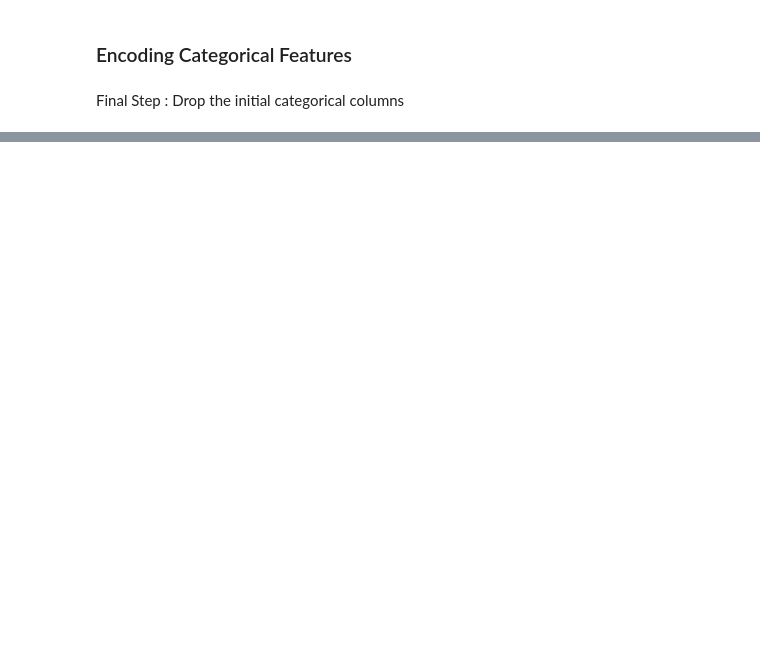
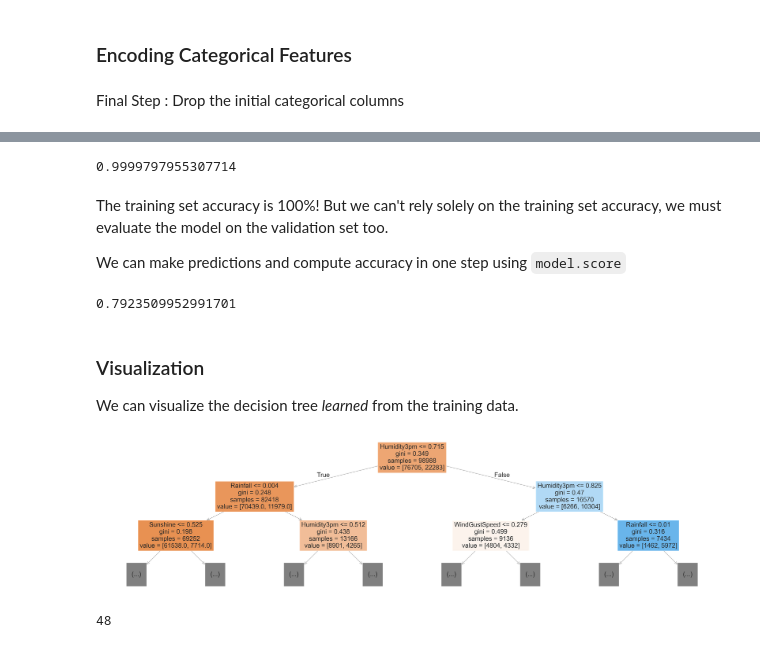
Before and after one commit to baldzhiyski/data-science-course, a Jupyter notebook: scikit-learn-course/desicion-trees-random-forest/decision-tree-forest.ipynb, the cells around one changed output, grey strips where cells are left out. Saved outputs shown, nothing was run; the diff lists cells and outputs as text; code cells hidden in the pictures; blank space fills up the shorter version.

Commit message:
Training with decision tree

```diff
--- a/scikit-learn-course/desicion-trees-random-forest/decision-tree-forest.ipynb
+++ b/scikit-learn-course/desicion-trees-random-forest/decision-tree-forest.ipynb
@@ -337,8 +337,8 @@ val_targets = val_df[target_col].copy()
 test_inputs = test_df[input_cols].copy()
 test_targets = test_df[target_col].copy()
 # %%
-numeric_cols = train_inputs.select_dtypes(include=[np.number]).columns.tolist()
-categorical_cols = train_inputs.select_dtypes(include=['object', 'string', 'category']).columns.tolist()
+numeric_cols = train_inputs.select_dtypes(include=np.number).columns.tolist()
+categorical_cols = train_inputs.select_dtypes('object').columns.tolist()
 # %%
 print(f'Numerical columns ({len(numeric_cols)}):')
 print(numeric_cols)
@@ -416,0 +432,4 @@ X_test = test_inputs[numeric_cols + encoded_cols]
+# %%
+model = DecisionTreeClassifier(random_state=12)
+# %%
+model.fit(X_train, train_targets)
@@ -416,0 +446,16 @@ X_test = test_inputs[numeric_cols + encoded_cols]
+# %%
+accuracy_score(train_targets, train_preds)
+# %% [output]
+0.9999797955307714
+# %% [markdown]
+The training set accuracy is 100%! But we can't rely solely on the training set accuracy, we must evaluate the model on the validation set too.
+
+We can make predictions and compute accuracy in one step using `model.score`
+# %%
+model.score(X_val, val_targets)
+# %% [output]
+0.7923509952991701
+# %% [markdown]
+### Visualization
+
+We can visualize the decision tree _learned_ from the training data.
@@ -416,0 +464,9 @@ X_test = test_inputs[numeric_cols + encoded_cols]
+# %%
+plt.figure(figsize=(80,20))
+plot_tree(model, feature_names=X_train.columns, max_depth=2, filled=True);
+# %% [output]
+[figure, added]
+# %%
+model.tree_.max_depth
+# %% [output]
+48
```
Also changed, not shown: parts of 30 cells of this notebook.
